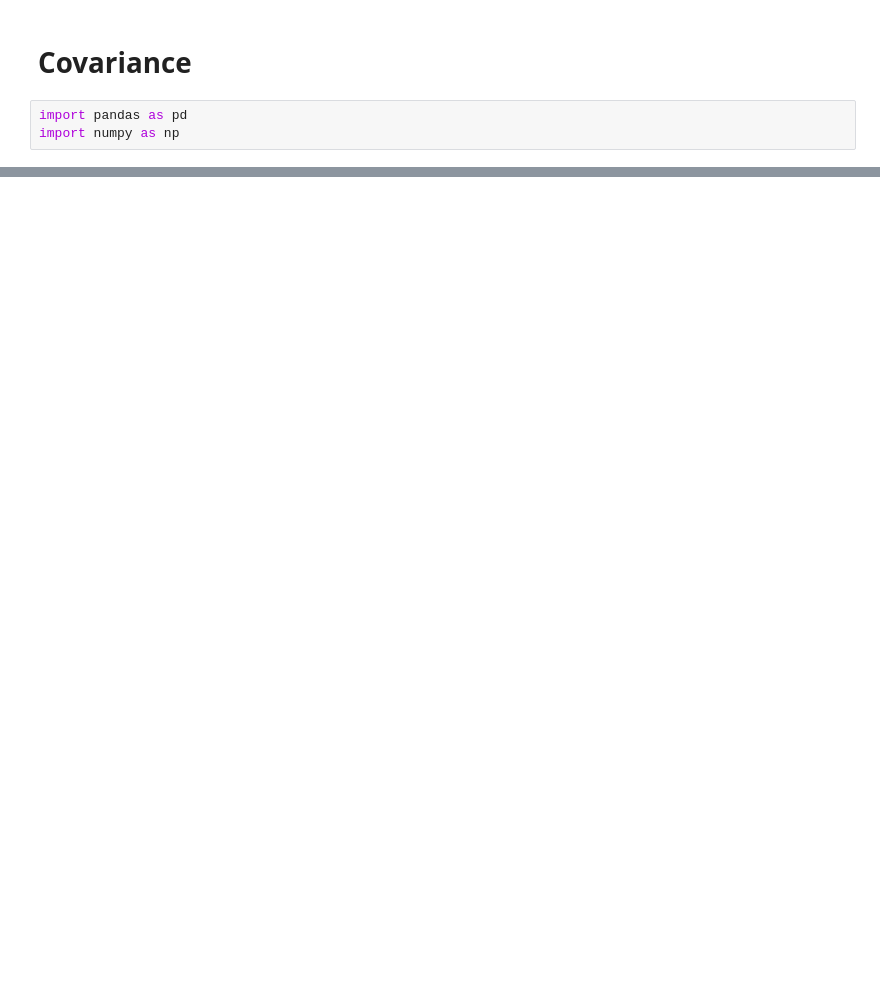
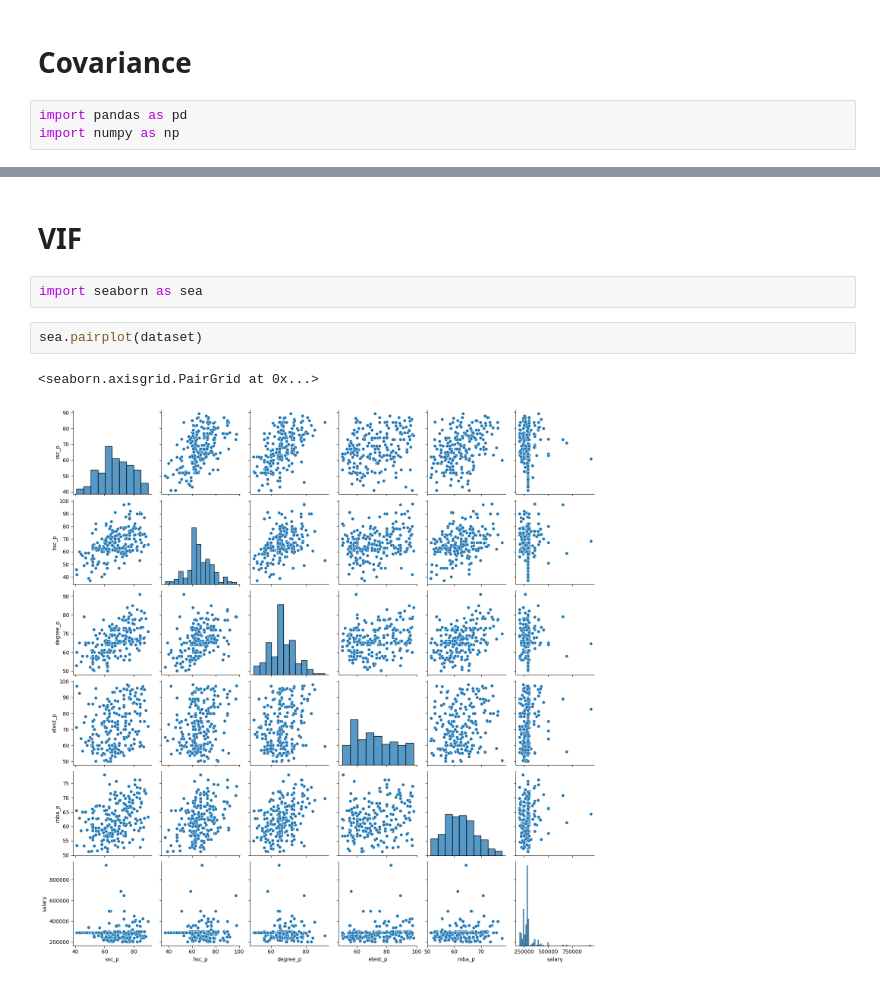
Before and after one commit to SVenkadesh/Venkad_Data-Science_Bivariate, a Jupyter notebook: Bivariate.ipynb, the cells around one changed output, grey strips where cells are left out. Saved outputs shown, nothing was run; the diff lists cells and outputs as text; blank space fills up the shorter version.

```diff
--- a/Bivariate.ipynb
+++ b/Bivariate.ipynb
@@ -51,0 +76,9 @@ ValueError: could not convert string to float: 'M'
+# %% [markdown]
+# VIF
+# %%
+import seaborn as sea
+# %%
+sea.pairplot(dataset)
+# %% [output]
+<seaborn.axisgrid.PairGrid at 0x...>
+[figure, added]
```
Also changed, not shown: parts of 32 cells of this notebook.
